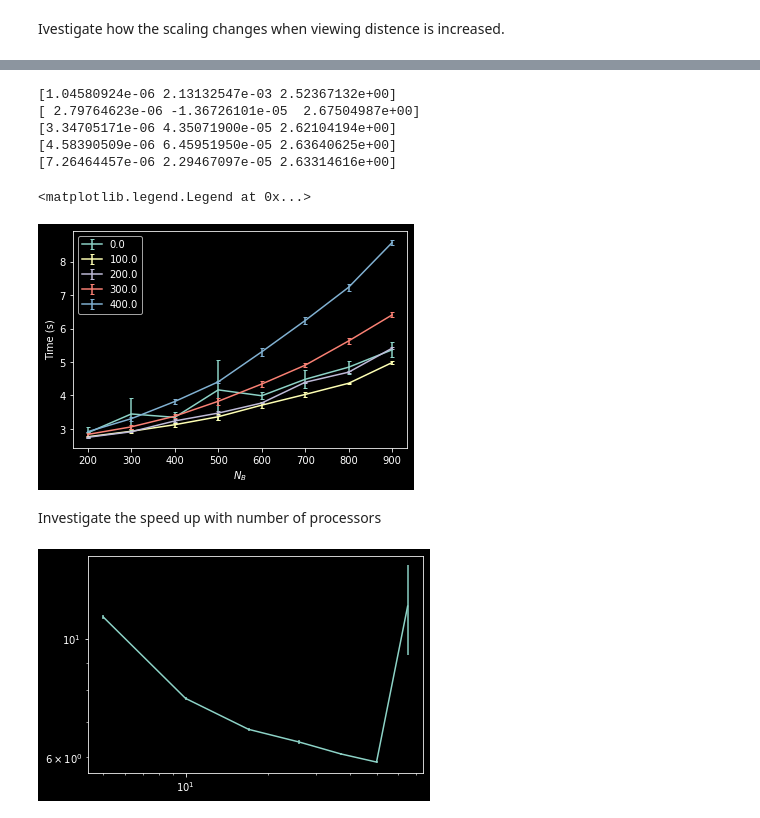
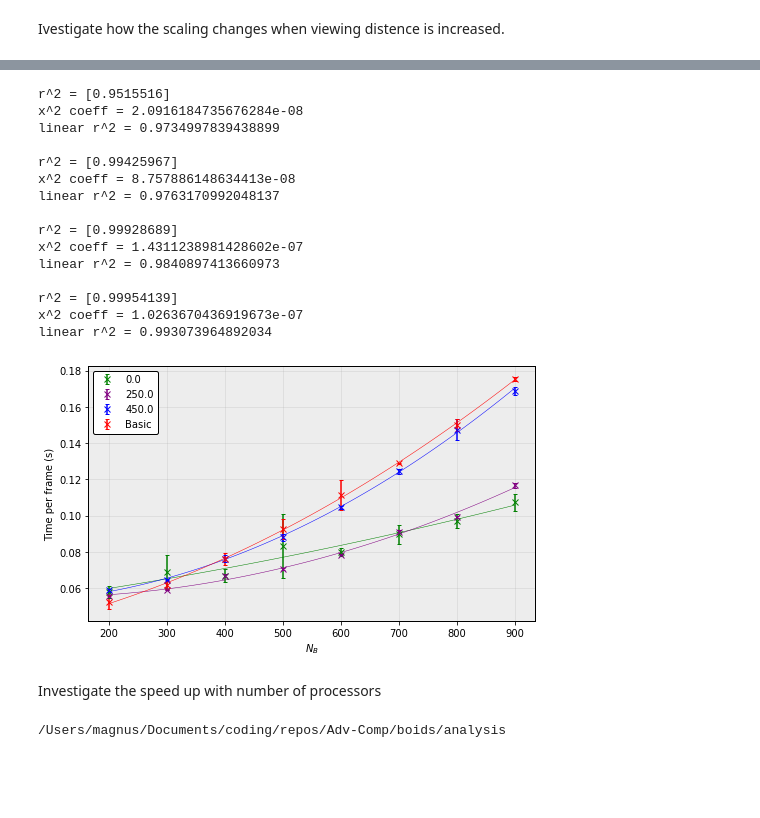
Before and after one commit to magnusross/Adv-Comp, a Jupyter notebook: boids/analysis/graphs.ipynb, the cells around one changed output, grey strips where cells are left out. Saved outputs shown, nothing was run; the diff lists cells and outputs as text; code cells hidden in the pictures; blank space fills up the shorter version.

```diff
--- a/boids/analysis/graphs.ipynb
+++ b/boids/analysis/graphs.ipynb
@@ -47,10 +92,16 @@ plt.legend()
 # %% [markdown]
 Ivestigate how the scaling changes when viewing distence is increased.
 # %%
-f_fov = open('bal_fov_test_n4.txt', 'r')
+f_fov = open('./../results/FOV_scaling/bal_fov_test_n4.txt', 'r')
 fov_lines = f_fov.readlines()
 f_fov.close()
 
+print('Box size = %s'%(fov_lines[0].split()[-3]))
+print('N_its = %s'%(fov_lines[0].split()[1]) )
+print('N_proc = %s\n'%(fov_lines[0].split()[0]) )
+
 time = np.array([line.split()[-1] for line in fov_lines]).astype('float')
-N = np.array([line.split()[1] for line in fov_lines]).astype('int')
+N = np.array([line.split()[2] for line in fov_lines]).astype('int')
 fov = np.array([line.split()[-2] for line in fov_lines]).astype('float')
+#get data using basic method for comaprison
+N_fov_bas, time_fov_bas = parse_NB_scaling('./../results/FOV_scaling/basic_fov_test_n4.txt')
@@ -59,23 +119,49 @@ N_s = N.reshape(10, 3, 8)[0, 0, :]
 fov_s = fov.reshape(10, 3, 8)[:, 0, 0]
 time_s_mean = np.mean(time.reshape(10, 3, 8), axis=1)
 time_s_std = np.std(time.reshape(10, 3, 8), axis=1)
+
+time_fov_bas_mean, time_fov_bas_std = np.mean(time_fov_bas, axis=1), np.std(time_fov_bas, axis=1)
-# %%
-for i in range(0, len(fov_s), 2):
-    plt.errorbar(N_s, time_s_mean[i],  time_s_std[i], capsize=2, label=fov_s[i])
-    print(np.polyfit(N_s, time_s_mean[i], 2))
-plt.xlabel('$N_B$')
-plt.ylabel('Time (s)')
-plt.legend()
-# %% [output]
-[1.04580924e-06 2.13132547e-03 2.52367132e+00]
-[ 2.79764623e-06 -1.36726101e-05  2.67504987e+00]
-[3.34705171e-06 4.35071900e-05 2.62104194e+00]
-[4.58390509e-06 6.45951950e-05 2.63640625e+00]
-[7.26464457e-06 2.29467097e-05 2.63314616e+00]
-<matplotlib.legend.Legend at 0x...>
-[figure, removed]
+# %%
+fig, ax = plt.subplots(nrows=1, ncols=1, figsize=(8, 4.7))
+c_list = ['g',  'y', 'purple', 'r', 'b']
+#want to calculate linear and poly fit and show that fov 0 is btter fitted linearly
+for i in [0, 5, -1]:
+    plt.errorbar(N_s, time_s_mean[i]/50,  time_s_std[i]/50, capsize=2, label=fov_s[i],fmt='x',c=c_list[i//2])
+    fit_sq_to_plot(N_s, time_s_mean[i]/50, c=c_list[i//2])
+    print('linear r^2 = %s\n'%(linregress(N_s, time_s_mean[i]/50)[2]))
+
+plt.errorbar(N_s, time_fov_bas_mean/50, time_fov_bas_std/50, capsize=2, label='Basic', fmt='x', c='red')
+fit_sq_to_plot(N_s, time_fov_bas_mean/50, c='red')
+print('linear r^2 = %s\n'%(linregress(N_s, time_fov_bas_mean/50)[2]))
+
+plt.xlabel('$N_B$')
+plt.ylabel('Time per frame (s)')
+plt.legend()
+format_plot()
+plt.savefig('./figures/fov_scaling.pdf', dpi=800)
+# %% [output]
+r^2 = [0.9515516]
+x^2 coeff = 2.0916184735676284e-08
+linear r^2 = 0.9734997839438899
+
+r^2 = [0.99425967]
+x^2 coeff = 8.757886148634413e-08
+linear r^2 = 0.9763170992048137
+
+r^2 = [0.99928689]
+x^2 coeff = 1.4311238981428602e-07
+linear r^2 = 0.9840897413660973
+
+r^2 = [0.99954139]
+x^2 coeff = 1.0263670436919673e-07
+linear r^2 = 0.993073964892034
+[figure, added]
 # %% [markdown]
 Investigate the speed up with number of processors
+# %%
+cd ../analysis/
+# %% [output]
+/Users/magnus/Documents/coding/repos/Adv-Comp/boids/analysis
 # %%
 def parse_proc_scaling(f_name, reps=3):
     f = open(f_name, 'r')
@@ -95,6 +181,0 @@ t_bas_mean, t_bas_std = np.mean(t_bas, axis=1), np.std(t_bas, axis=1)
-# %%
-plt.errorbar(p_bas[:, 0], t_bas_mean, t_bas_std)
-plt.xscale('log')
-plt.yscale('log')
-# %% [output]
-[figure, removed]
```
Also changed, not shown: parts of 23 cells of this notebook.
